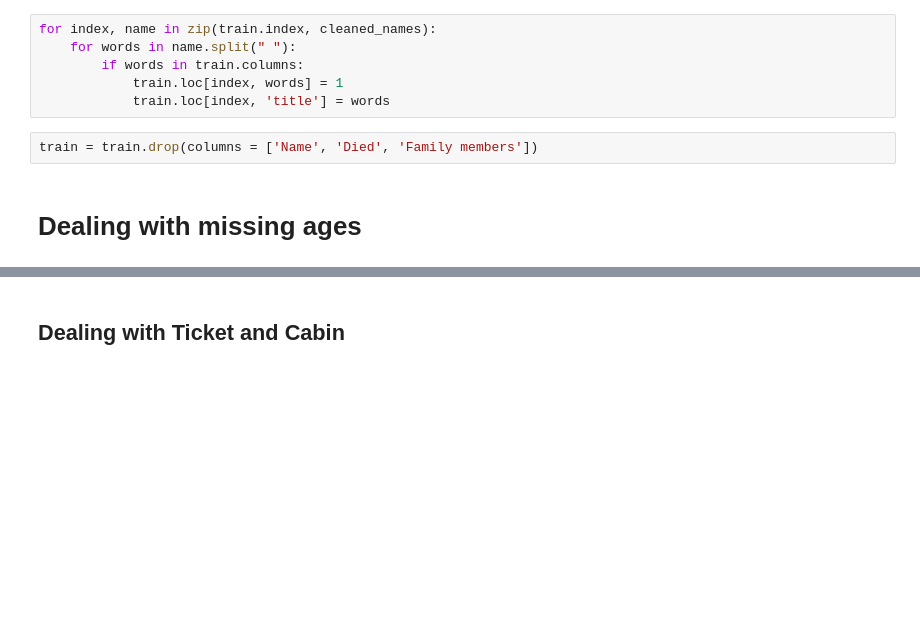
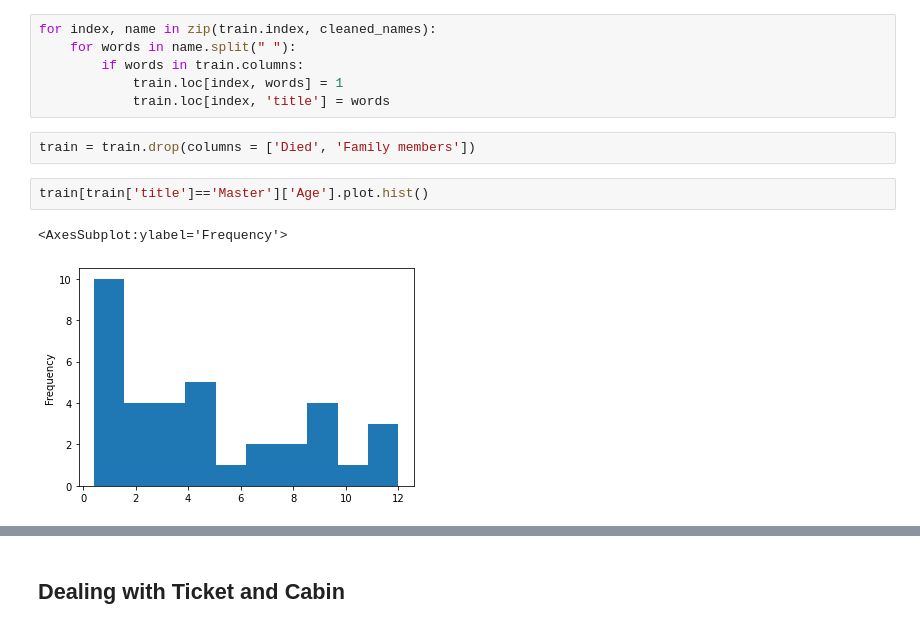
Before and after one commit to sangstar/kaggle-titanic, a Jupyter notebook: main.ipynb, the cells around one changed output, grey strips where cells are left out. Saved outputs shown, nothing was run; the diff lists cells and outputs as text; blank space fills up the shorter version.

```diff
--- a/main.ipynb
+++ b/main.ipynb
@@ -215,6 +259,9 @@ for index, name in zip(train.index, cleaned_names):
             train.loc[index, words] = 1
             train.loc[index, 'title'] = words
 # %%
-train = train.drop(columns = ['Name', 'Died', 'Family members'])
+train = train.drop(columns = ['Died', 'Family members'])
-# %% [markdown]
-# Dealing with missing ages
+# %%
+train[train['title']=='Master']['Age'].plot.hist()
+# %% [output]
+<AxesSubplot:ylabel='Frequency'>
+[figure, added]
```
Also changed, not shown: parts of 17 cells of this notebook, 1 other file.
